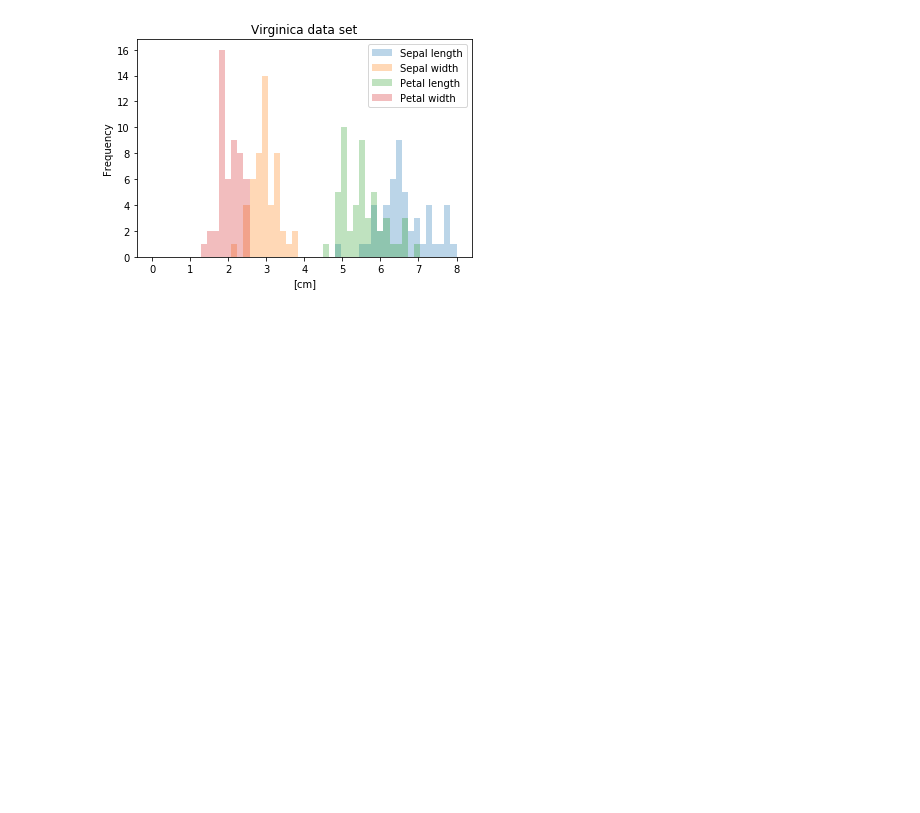
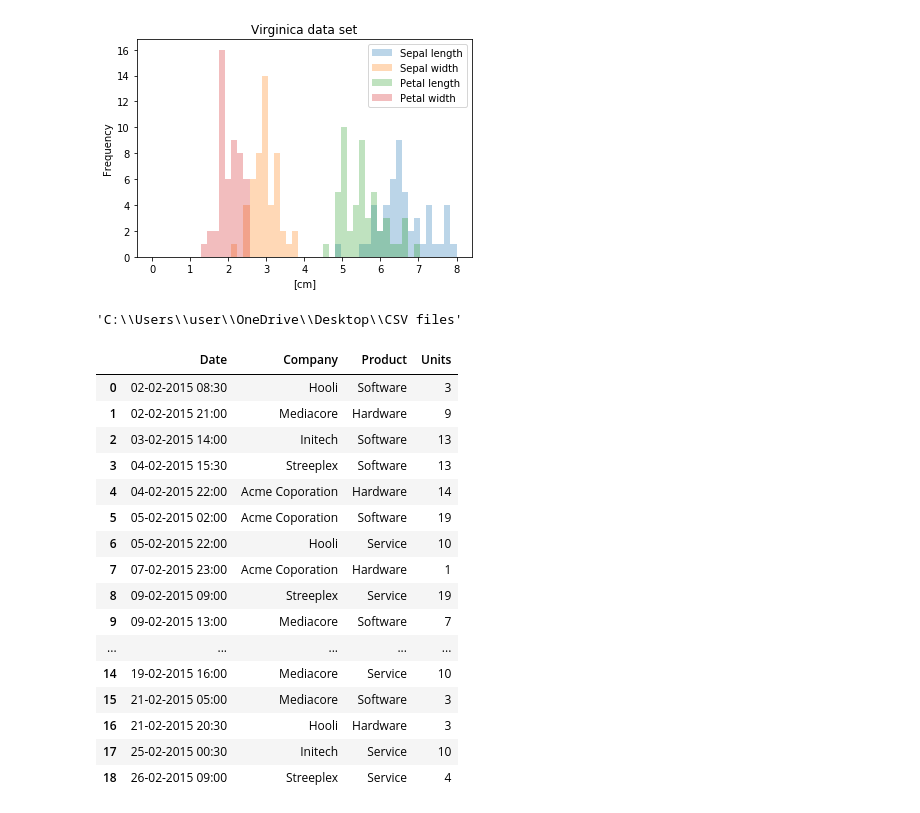
Before and after one commit to SANYAM1996/scatter-plotter, a Jupyter notebook: pandas_foundation.ipynb, the cells around one changed output. Drawn from its saved outputs; the diff is of its cells as text; code cells hidden in the pictures; blank space fills up the shorter version.

Commit message:
analysed sales data

```diff
--- a/pandas_foundation.ipynb
+++ b/pandas_foundation.ipynb
@@ -401,3 +403,28 @@ plt.show()
 [figure]
 [figure]
 [figure]
+# %%
+pwd
+# %% [output]
+'C:\\Users\\user\\OneDrive\\Desktop\\CSV files'
+# %%
+df = pd.read_csv('sales1.csv')
+df
+# %% [output]
+|  | Date | Company | Product | Units |
+| 0 | 02-02-2015 08:30 | Hooli | Software | 3 |
+| 1 | 02-02-2015 21:00 | Mediacore | Hardware | 9 |
+| 2 | 03-02-2015 14:00 | Initech | Software | 13 |
+| 3 | 04-02-2015 15:30 | Streeplex | Software | 13 |
+| 4 | 04-02-2015 22:00 | Acme Coporation | Hardware | 14 |
+| 5 | 05-02-2015 02:00 | Acme Coporation | Software | 19 |
+| 6 | 05-02-2015 22:00 | Hooli | Service | 10 |
+| 7 | 07-02-2015 23:00 | Acme Coporation | Hardware | 1 |
+| 8 | 09-02-2015 09:00 | Streeplex | Service | 19 |
+| 9 | 09-02-2015 13:00 | Mediacore | Software | 7 |
+| ... | ... | ... | ... | ... |
+| 14 | 19-02-2015 16:00 | Mediacore | Service | 10 |
+| 15 | 21-02-2015 05:00 | Mediacore | Software | 3 |
+| 16 | 21-02-2015 20:30 | Hooli | Hardware | 3 |
+| 17 | 25-02-2015 00:30 | Initech | Service | 10 |
+| 18 | 26-02-2015 09:00 | Streeplex | Service | 4 |
```
Also changed, not shown: parts of 18 cells of this notebook.
